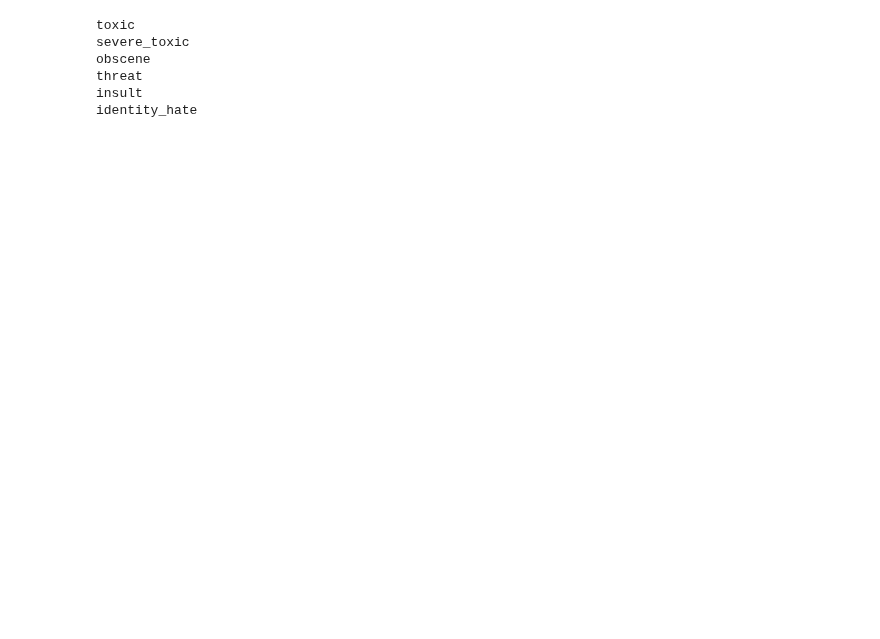
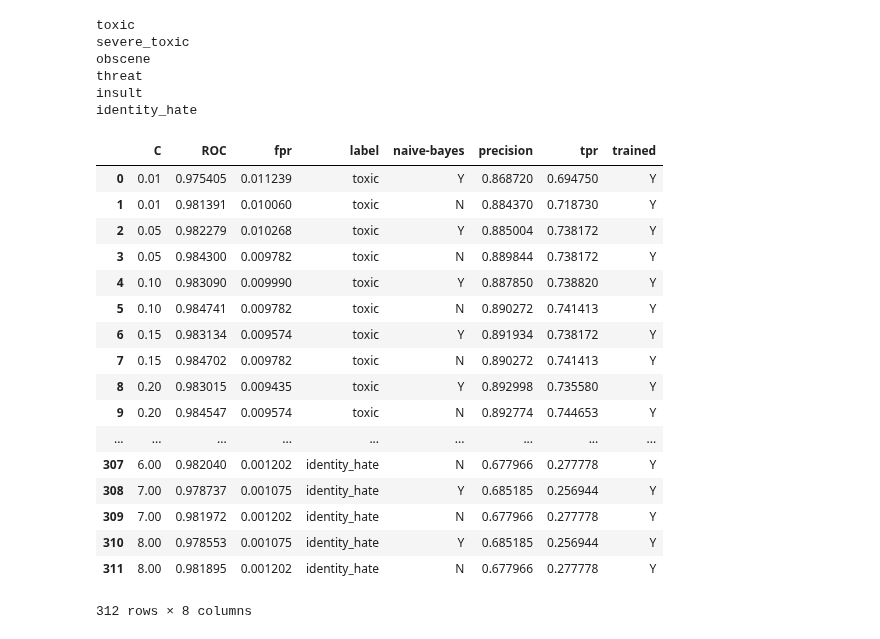
Before and after one commit to wluo-personal/Kaggle, a Jupyter notebook: toxic/wl/models/NBTFIDF/SVC-GridSearch.ipynb, the cells around one changed output. Saved outputs shown, nothing was run; the diff lists cells and outputs as text; code cells hidden in the pictures; blank space fills up the shorter version.

```diff
--- a/toxic/wl/models/NBTFIDF/SVC-GridSearch.ipynb
+++ b/toxic/wl/models/NBTFIDF/SVC-GridSearch.ipynb
@@ -333,3 +355,24 @@ obscene
 threat
 insult
 identity_hate
+# %%
+df_svc
+# %% [output]
+|  | C | ROC | fpr | label | naive-bayes | precision | tpr | trained |
+| 0 | 0.01 | 0.975405 | 0.011239 | toxic | Y | 0.868720 | 0.694750 | Y |
+| 1 | 0.01 | 0.981391 | 0.010060 | toxic | N | 0.884370 | 0.718730 | Y |
+| 2 | 0.05 | 0.982279 | 0.010268 | toxic | Y | 0.885004 | 0.738172 | Y |
+| 3 | 0.05 | 0.984300 | 0.009782 | toxic | N | 0.889844 | 0.738172 | Y |
+| 4 | 0.10 | 0.983090 | 0.009990 | toxic | Y | 0.887850 | 0.738820 | Y |
+| 5 | 0.10 | 0.984741 | 0.009782 | toxic | N | 0.890272 | 0.741413 | Y |
+| 6 | 0.15 | 0.983134 | 0.009574 | toxic | Y | 0.891934 | 0.738172 | Y |
+| 7 | 0.15 | 0.984702 | 0.009782 | toxic | N | 0.890272 | 0.741413 | Y |
+| 8 | 0.20 | 0.983015 | 0.009435 | toxic | Y | 0.892998 | 0.735580 | Y |
+| 9 | 0.20 | 0.984547 | 0.009574 | toxic | N | 0.892774 | 0.744653 | Y |
+| ... | ... | ... | ... | ... | ... | ... | ... | ... |
+| 307 | 6.00 | 0.982040 | 0.001202 | identity_hate | N | 0.677966 | 0.277778 | Y |
+| 308 | 7.00 | 0.978737 | 0.001075 | identity_hate | Y | 0.685185 | 0.256944 | Y |
+| 309 | 7.00 | 0.981972 | 0.001202 | identity_hate | N | 0.677966 | 0.277778 | Y |
+| 310 | 8.00 | 0.978553 | 0.001075 | identity_hate | Y | 0.685185 | 0.256944 | Y |
+| 311 | 8.00 | 0.981895 | 0.001202 | identity_hate | N | 0.677966 | 0.277778 | Y |
+312 rows × 8 columns
```
Also changed, not shown: parts of 7 cells of this notebook, 3 other files.
